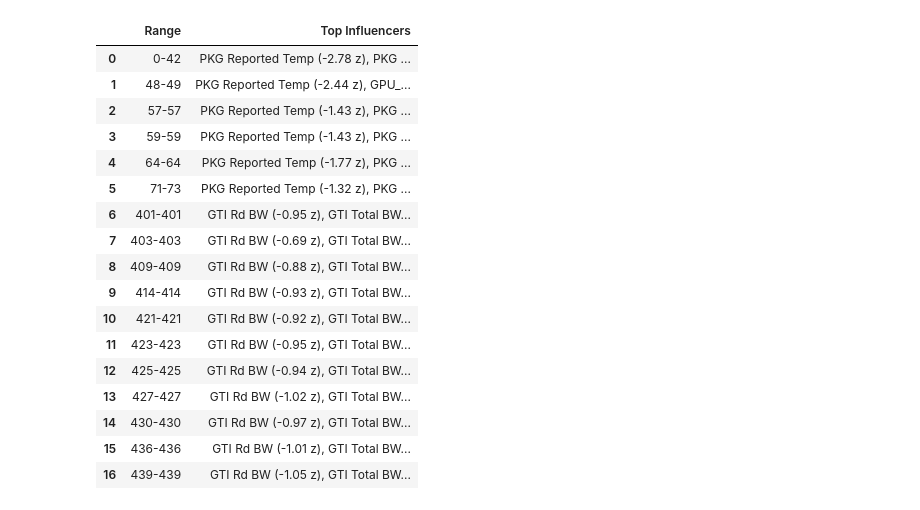
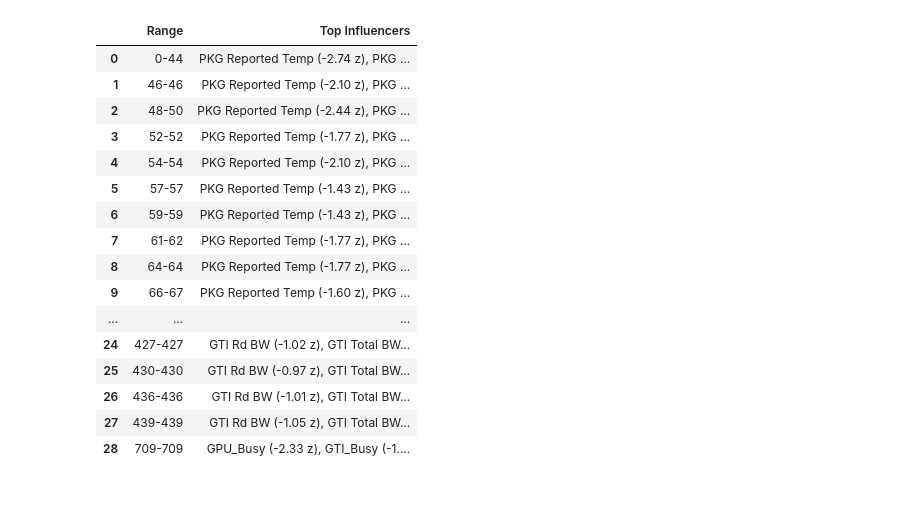
Before and after one commit to hitha-vargantiFM/ML_model, a Jupyter notebook: model_3.ipynb, the cells around one changed output. Cells and saved outputs as stored; diff of their text form; code cells hidden in the pictures.

```diff
--- a/model_3.ipynb
+++ b/model_3.ipynb
@@ -17,7 +17,7 @@ np.random.seed(42)
 tf.random.set_seed(42)
 
 # --- Load CSV data ---
-df = pd.read_csv('ABN_MetroExodus_0.results.1.dx12-g3_._test_wishGranted.csv')
+df = pd.read_csv('ABN_MetroExodus_condor_calcs.csv')
 
 # --- Filter where TestMarker == 0.1 ---
 filtered_df = df[df['TestMarker'] == 0.1].reset_index(drop=True)
@@ -30,7 +30,7 @@ features = [
 ]
 
 # --- Prepare feature matrix and scale ---
-X = filtered_df[features].values
+X = filtered_df.loc[:, features].values
 scaler = StandardScaler()
 X_scaled = scaler.fit_transform(X)
 
@@ -65,8 +65,8 @@ freq_idx = features.index('GT Effective Freq')
 freq_recon_error = np.square(diff[:, freq_idx])   # squared errors for freq feature
 freq_diff = diff[:, freq_idx]                      # signed difference for dip/spike direction
 
-# Threshold for anomaly (top 10% error)
-freq_threshold = np.percentile(freq_recon_error, 90)
+# Threshold for anomaly (top 15% error)
+freq_threshold = np.percentile(freq_recon_error, 85)
 
 # Detect dips and spikes based on freq error and direction
 dip_mask = (freq_recon_error > freq_threshold) & (freq_diff < 0)
@@ -151,18 +151,17 @@ Spike ranges: ['0-42', '48-49', '57-57', '59-59', '64-64', '71-73', '401-401', '
 |  | Range | Top Influencers |
-| 0 | 0-42 | PKG Reported Temp (-2.78 z), PKG ... |
-| 1 | 48-49 | PKG Reported Temp (-2.44 z), GPU_... |
-| 2 | 57-57 | PKG Reported Temp (-1.43 z), PKG ... |
-| 3 | 59-59 | PKG Reported Temp (-1.43 z), PKG ... |
-| 4 | 64-64 | PKG Reported Temp (-1.77 z), PKG ... |
-| 5 | 71-73 | PKG Reported Temp (-1.32 z), PKG ... |
-| 6 | 401-401 | GTI Rd BW (-0.95 z), GTI Total BW... |
-| 7 | 403-403 | GTI Rd BW (-0.69 z), GTI Total BW... |
-| 8 | 409-409 | GTI Rd BW (-0.88 z), GTI Total BW... |
-| 9 | 414-414 | GTI Rd BW (-0.93 z), GTI Total BW... |
-| 10 | 421-421 | GTI Rd BW (-0.92 z), GTI Total BW... |
-| 11 | 423-423 | GTI Rd BW (-0.95 z), GTI Total BW... |
-| 12 | 425-425 | GTI Rd BW (-0.94 z), GTI Total BW... |
-| 13 | 427-427 | GTI Rd BW (-1.02 z), GTI Total BW... |
-| 14 | 430-430 | GTI Rd BW (-0.97 z), GTI Total BW... |
-| 15 | 436-436 | GTI Rd BW (-1.01 z), GTI Total BW... |
-| 16 | 439-439 | GTI Rd BW (-1.05 z), GTI Total BW... |
+| 0 | 0-44 | PKG Reported Temp (-2.74 z), PKG ... |
+| 1 | 46-46 | PKG Reported Temp (-2.10 z), PKG ... |
+| 2 | 48-50 | PKG Reported Temp (-2.44 z), PKG ... |
+| 3 | 52-52 | PKG Reported Temp (-1.77 z), PKG ... |
+| 4 | 54-54 | PKG Reported Temp (-2.10 z), PKG ... |
+| 5 | 57-57 | PKG Reported Temp (-1.43 z), PKG ... |
+| 6 | 59-59 | PKG Reported Temp (-1.43 z), PKG ... |
+| 7 | 61-62 | PKG Reported Temp (-1.77 z), PKG ... |
+| 8 | 64-64 | PKG Reported Temp (-1.77 z), PKG ... |
+| 9 | 66-67 | PKG Reported Temp (-1.60 z), PKG ... |
+| ... | ... | ... |
+| 24 | 427-427 | GTI Rd BW (-1.02 z), GTI Total BW... |
+| 25 | 430-430 | GTI Rd BW (-0.97 z), GTI Total BW... |
+| 26 | 436-436 | GTI Rd BW (-1.01 z), GTI Total BW... |
+| 27 | 439-439 | GTI Rd BW (-1.05 z), GTI Total BW... |
+| 28 | 709-709 | GPU_Busy (-2.33 z), GTI_Busy (-1.... |
```
Also changed, not shown: parts of 8 cells of this notebook.
